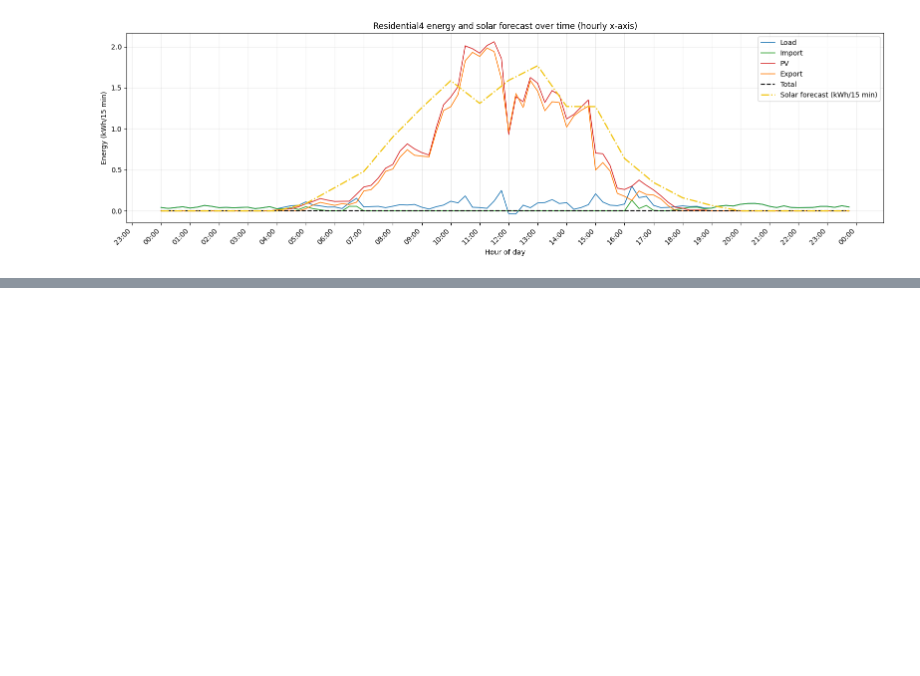
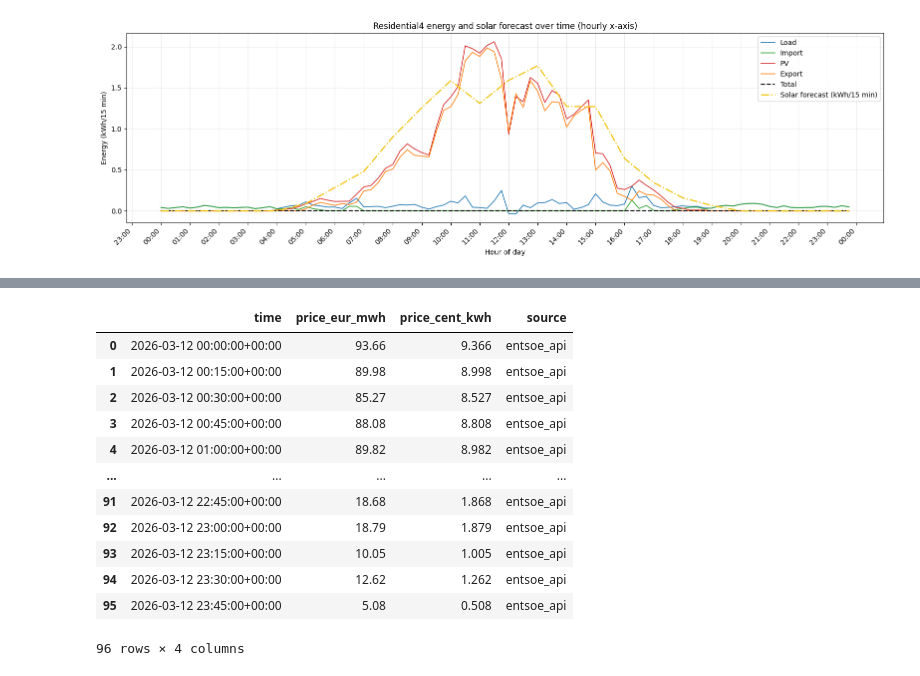
Before and after one commit to joschamz/hems-automation, a Jupyter notebook: EDA-and-modeling.ipynb, the cells around one changed output, grey strips where cells are left out. Drawn from its saved outputs; the diff is of its cells as text; code cells hidden in the pictures; blank space fills up the shorter version.

```diff
--- a/EDA-and-modeling.ipynb
+++ b/EDA-and-modeling.ipynb
@@ -452,0 +476,16 @@ plt.show()
+# %%
+df_tomorrow_price
+# %% [output]
+|  | time | price_eur_mwh | price_cent_kwh | source |
+| 0 | 2026-03-12 00:00:00+00:00 | 93.66 | 9.366 | entsoe_api |
+| 1 | 2026-03-12 00:15:00+00:00 | 89.98 | 8.998 | entsoe_api |
+| 2 | 2026-03-12 00:30:00+00:00 | 85.27 | 8.527 | entsoe_api |
+| 3 | 2026-03-12 00:45:00+00:00 | 88.08 | 8.808 | entsoe_api |
+| 4 | 2026-03-12 01:00:00+00:00 | 89.82 | 8.982 | entsoe_api |
+| ... | ... | ... | ... | ... |
+| 91 | 2026-03-12 22:45:00+00:00 | 18.68 | 1.868 | entsoe_api |
+| 92 | 2026-03-12 23:00:00+00:00 | 18.79 | 1.879 | entsoe_api |
+| 93 | 2026-03-12 23:15:00+00:00 | 10.05 | 1.005 | entsoe_api |
+| 94 | 2026-03-12 23:30:00+00:00 | 12.62 | 1.262 | entsoe_api |
+| 95 | 2026-03-12 23:45:00+00:00 | 5.08 | 0.508 | entsoe_api |
+96 rows × 4 columns
```
Also changed, not shown: parts of 5 cells of this notebook, 3 other files.
